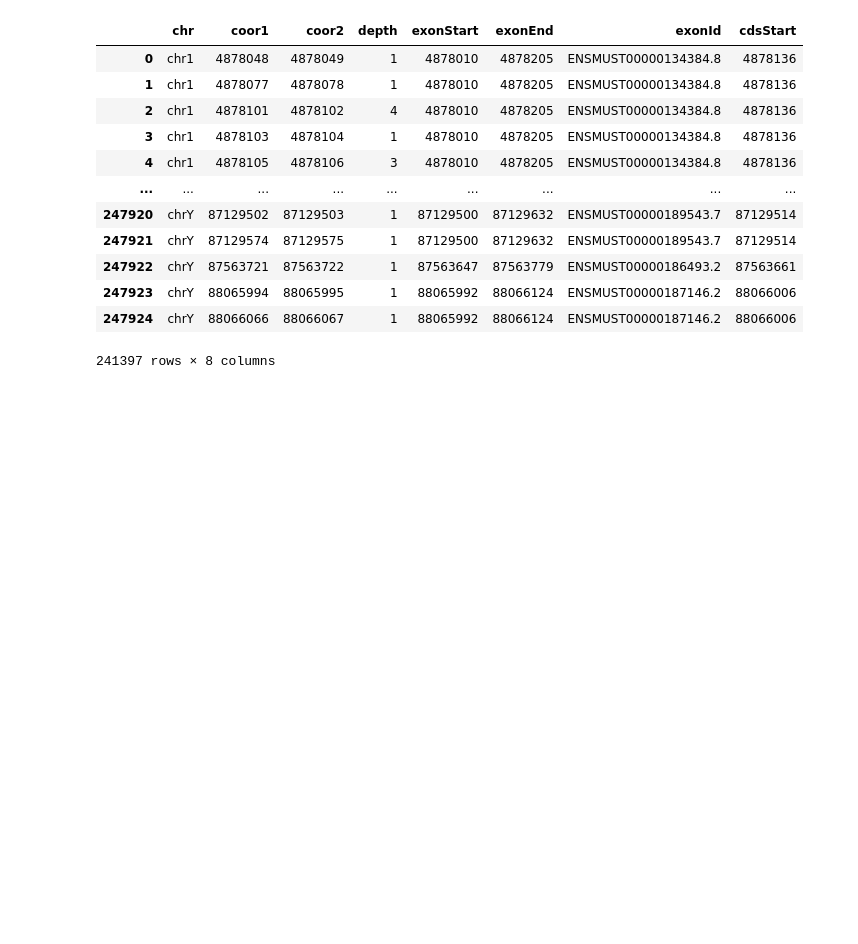
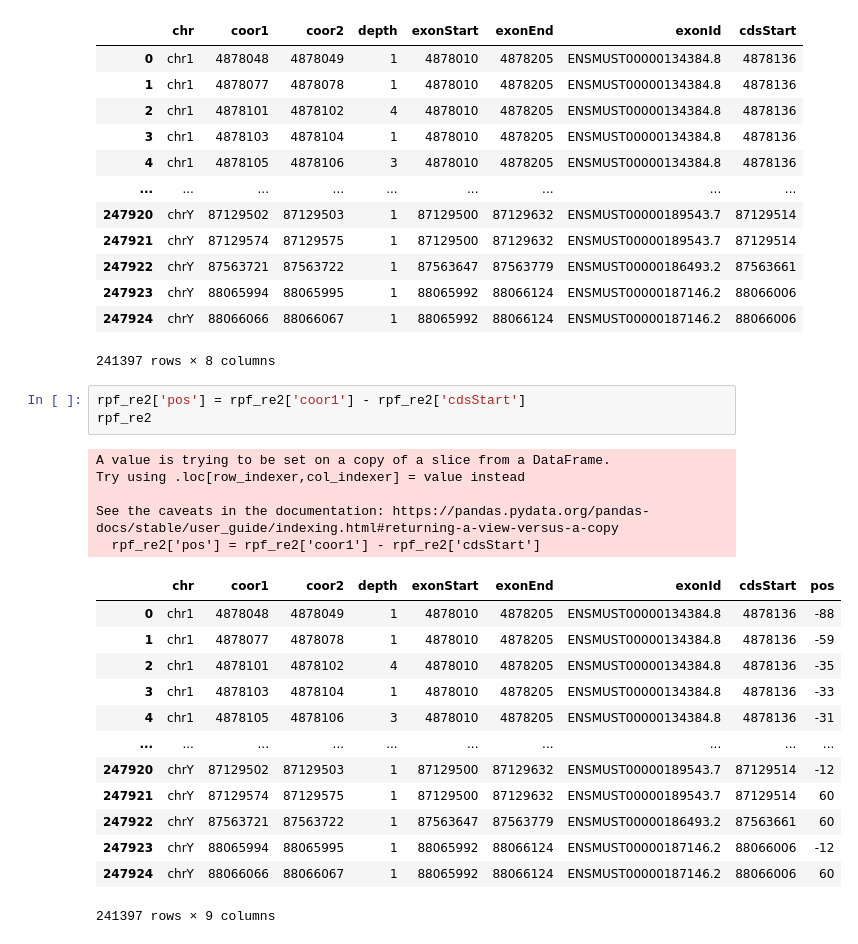
Before and after one commit to yeekyung/MYK_bioinformatics, a Jupyter notebook: CoLab_TermProj_2024_2.ipynb, the cells around one changed output. Saved outputs shown, nothing was run; the diff lists cells and outputs as text; blank space fills up the shorter version.

```diff
--- a/CoLab_TermProj_2024_2.ipynb
+++ b/CoLab_TermProj_2024_2.ipynb
@@ -408,3 +408,25 @@ rpf_re2
 | 247923 | chrY | 88065994 | 88065995 | 1 | 88065992 | 88066124 | ENSMUST00000187146.2 | 88066006 |
 | 247924 | chrY | 88066066 | 88066067 | 1 | 88065992 | 88066124 | ENSMUST00000187146.2 | 88066006 |
 241397 rows × 8 columns
+# %%
+rpf_re2['pos'] = rpf_re2['coor1'] - rpf_re2['cdsStart']
+rpf_re2
+# %% [output]
+A value is trying to be set on a copy of a slice from a DataFrame.
+Try using .loc[row_indexer,col_indexer] = value instead
+
+See the caveats in the documentation: https://pandas.pydata.org/pandas-docs/stable/user_guide/indexing.html#returning-a-view-versus-a-copy
+  rpf_re2['pos'] = rpf_re2['coor1'] - rpf_re2['cdsStart']
+|  | chr | coor1 | coor2 | depth | exonStart | exonEnd | exonId | cdsStart | pos |
+| 0 | chr1 | 4878048 | 4878049 | 1 | 4878010 | 4878205 | ENSMUST00000134384.8 | 4878136 | -88 |
+| 1 | chr1 | 4878077 | 4878078 | 1 | 4878010 | 4878205 | ENSMUST00000134384.8 | 4878136 | -59 |
+| 2 | chr1 | 4878101 | 4878102 | 4 | 4878010 | 4878205 | ENSMUST00000134384.8 | 4878136 | -35 |
+| 3 | chr1 | 4878103 | 4878104 | 1 | 4878010 | 4878205 | ENSMUST00000134384.8 | 4878136 | -33 |
+| 4 | chr1 | 4878105 | 4878106 | 3 | 4878010 | 4878205 | ENSMUST00000134384.8 | 4878136 | -31 |
+| ... | ... | ... | ... | ... | ... | ... | ... | ... | ... |
+| 247920 | chrY | 87129502 | 87129503 | 1 | 87129500 | 87129632 | ENSMUST00000189543.7 | 87129514 | -12 |
+| 247921 | chrY | 87129574 | 87129575 | 1 | 87129500 | 87129632 | ENSMUST00000189543.7 | 87129514 | 60 |
+| 247922 | chrY | 87563721 | 87563722 | 1 | 87563647 | 87563779 | ENSMUST00000186493.2 | 87563661 | 60 |
+| 247923 | chrY | 88065994 | 88065995 | 1 | 88065992 | 88066124 | ENSMUST00000187146.2 | 88066006 | -12 |
+| 247924 | chrY | 88066066 | 88066067 | 1 | 88065992 | 88066124 | ENSMUST00000187146.2 | 88066006 | 60 |
+241397 rows × 9 columns
```
Also changed, not shown: parts of 1 cell of this notebook.
